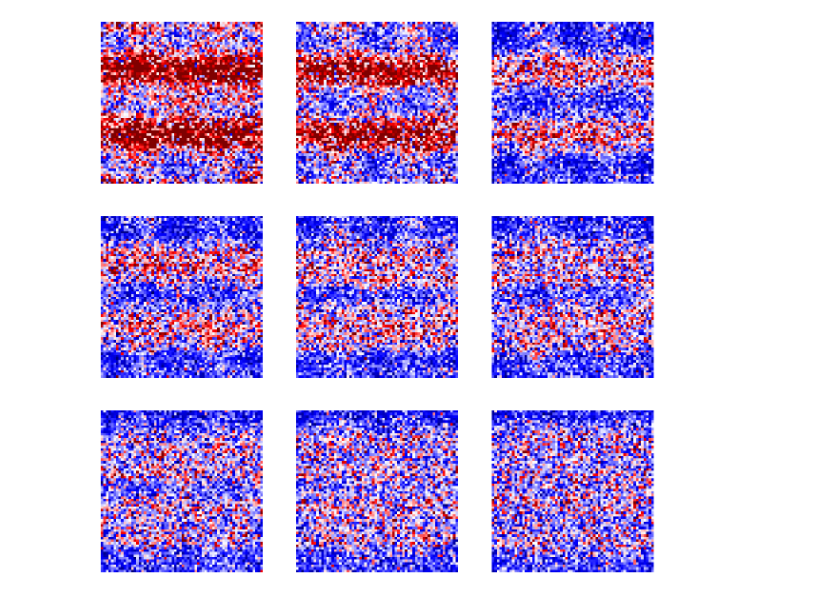
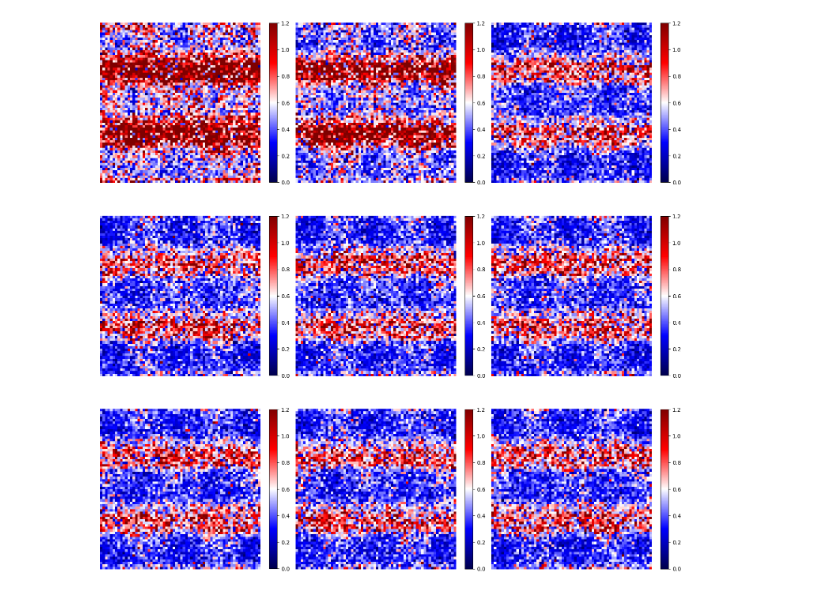
Before and after one commit to bioAI-Oslo/GridsWithoutPI, a Jupyter notebook: CI-analysis.ipynb, the cells around one changed output. Drawn from its saved outputs; the diff is of its cells as text; code cells hidden in the pictures.

Commit message:
changed ratemaps to per-timestep

```diff
--- a/CI-analysis.ipynb
+++ b/CI-analysis.ipynb
@@ -94,35 +74,29 @@ tensor(2.1194, device='cuda:0', grad_fn=<MeanBackward0>)
 # %%
-def CI(timestep, model, rt0, vt, mean = True):
-    assert timestep <= vt.shape[1], "Timestep must be lower than the number of vel inputs in the dataset"
-    vt = vt[:,:timestep,:]
-    r_mag = torch.norm(vt[:,-1,:],dim=-1).squeeze().to(device)
-    dr1, magnitudes_space = jitter(vt.shape[0], magnitudes=r_mag)
-    dr2, _ = jitter(vt.shape[0], magnitudes_space)
+def CI(model, rt0, vt, mean = True):
+    r_mag = torch.linalg.norm(vt[:,-1,:],dim=-1).squeeze().to(device)
+    dr1, _ = jitter(vt.shape[0], magnitudes=r_mag)
+    dr2, _ = jitter(vt.shape[0], r_mag)
     dr1.unsqueeze_(1)
     dr2.unsqueeze_(1)
     vt1 = torch.cat((vt, dr1), dim=1)
     vt2 = torch.cat((vt, dr2), dim=1)
-    # print(vt1.shape)
+
     with torch.inference_mode():
         f1 = model((rt0, vt1))
-        f = f1[:,-2,:]
-        f1 = f1[:,-1,:]
-        f2 = model((rt0, vt2))[:,-1,:]
+        f2 = model((rt0, vt2))[:,-1]
+        f = f1[:,-2]
+        f1 = f1[:,-1]
+
     rescale_r1 = torch.sum(dr1**2, axis=-1)
     s1 =  torch.sum((f - f1) ** 2, axis=-1) / torch.maximum(torch.sum(rescale_r1, axis=-1), torch.tensor(1e-8).to(device))
     rescale_r2 = torch.sum(dr2**2, axis=-1)
     s2 =  torch.sum((f - f2) ** 2, axis=-1) / torch.maximum(torch.sum(rescale_r2, axis=-1), torch.tensor(1e-8).to(device))
-    # print("s1:", s1.mean())
-    # print("s2:", s2.mean())
+
     if mean:
         conf_iso_loss = torch.mean((s1 - s2) ** 2)
         return conf_iso_loss
     conf_iso_loss = (s1 - s2) ** 2
     return conf_iso_loss
 
-
-
 dataset = DatasetMaker()
-rt, vt = dataset.generate_data(10000, 10, "cuda")
-for i in range(1,10):
-    print(CI(i, model, rt[:,0,:], vt))
+rt, vt = dataset.generate_data(10000, 10)
@@ -141,11 +111,9 @@ timesteps = 10
 r, v = dataset.generate_data(50000, timesteps, device)
 CIs = []
 for i in range(1,timesteps):
-    CIs.append(CI(i, model, r[:,0,:], v, mean = False))
+    CIs.append(CI(model, r[:,0], v[:,:i], mean = False))
 CIs = torch.stack(CIs)
 
 # Ratemaps
-ratemaps = scipy.stats.binned_statistic_2d(r[:,0,0].cpu().numpy(), r[:,0,1].cpu().numpy(), CIs.cpu().numpy(), bins=64, statistic='mean')[0]
+ratemaps = np.array([scipy.stats.binned_statistic_2d(r[:,i,0].cpu().numpy(), r[:,i,1].cpu().numpy(), CIs[i].cpu().numpy(), bins=64, statistic='mean')[0] for i in range(timesteps - 1)])
 ratemaps_mean = scipy.stats.binned_statistic_2d(r[:,0,0].cpu().numpy(), r[:,0,1].cpu().numpy(), CIs.mean(dim=0).cpu().numpy(), bins=64, statistic='mean')[0]
-# ratemaps = np.log(ratemaps)
-# ratemaps_mean = np.log(ratemaps_mean)
@@ -163,11 +127,13 @@ plt.show()
 # %%
 ns = 3 # ns x ns grid of unit ratemaps
 count = 0
 fig, ax = plt.subplots(ns,ns, figsize = (15,15))
 for i in range(ns):
     for j in range(ns):
         im = ax[i,j].imshow(ratemaps[count], vmin=0, vmax=1.2, cmap = "seismic")
         ax[i,j].axis("off")
         count += 1
+        fig.colorbar(im, fraction = 0.045)
+plt.tight_layout()
 # %% [output]
-[figure, old version]
+[figure, new version]
```
Also changed, not shown: parts of 5 cells of this notebook.
